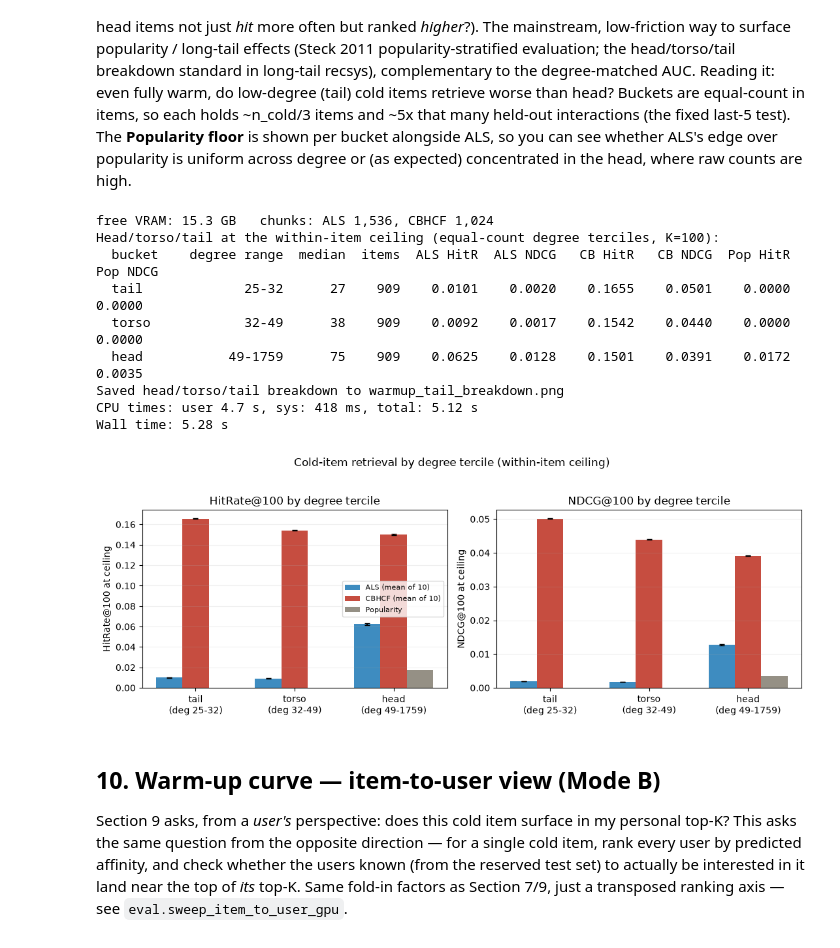
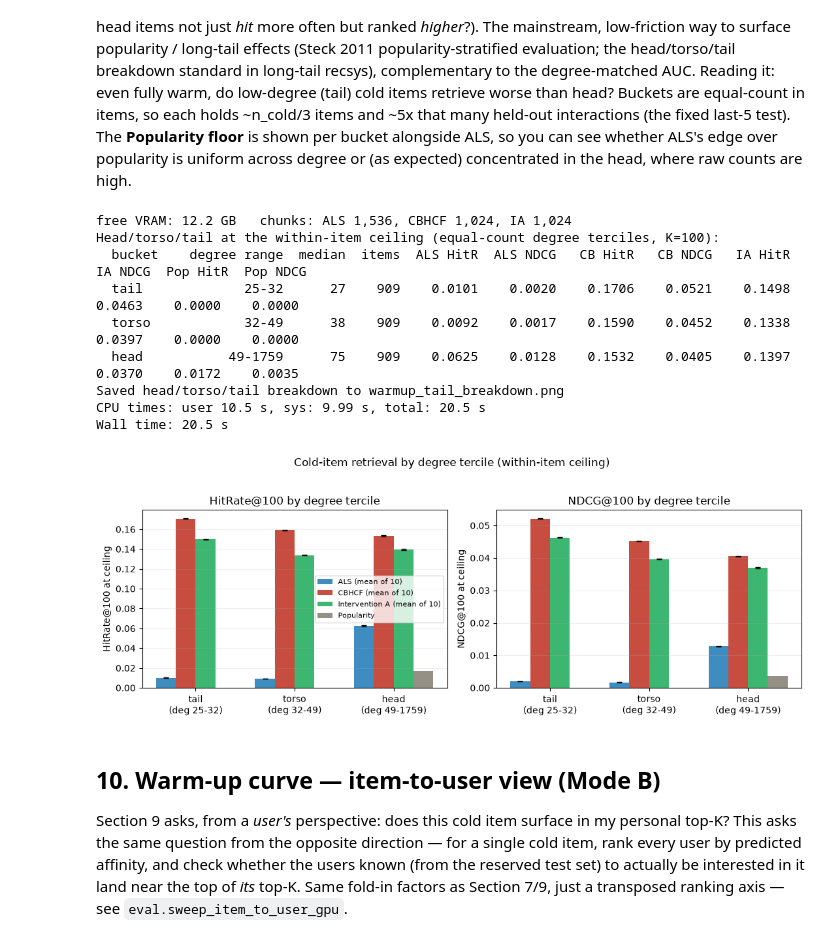
Before and after one commit to jessylan/llm-cold-start-recsys, a Jupyter notebook: notebooks/steel_thread.ipynb, the cells around one changed output. Drawn from its saved outputs; the diff is of its cells as text; code cells hidden in the pictures.

Commit message:
Include Intervention A in pipeline

```diff
--- a/notebooks/steel_thread.ipynb
+++ b/notebooks/steel_thread.ipynb
@@ -552,9 +785,13 @@ _hist = np.asarray(dataset.ref_train[eval_users_all].sum(axis=1)).ravel()
 sample_user_index = (int(eval_users_all[int(np.argmin(np.abs(_hist - 20)))]) if RUN_CBHCF else 0)
 raw_user_id = dataset.index_to_user[sample_user_index]
 
+if RUN_CBHCF:
+    activate(cbhcf_models)
 _example_models = [("Popularity", pop_model), ("ALS", model)]
 if RUN_CBHCF:
     _example_models.append(("CBHCF", cbhcf_models[0]))
+if RUN_IA:
+    _example_models.append(("Intervention A", ia_models[0]))
 for name, m in _example_models:
     recs = ev.top_n_recommendations(m, dataset, sample_user_index, N=5, titles=titles)
     print(f"--- {name}: top 5 for user_index {sample_user_index} (raw user_id {raw_user_id}) ---")
@@ -672,6 +930,11 @@ for i, (ax, metric) in enumerate(zip(axes, METRICS)):
         ax.plot(K_LEVELS, cb_mean, marker="s", markersize=5, linewidth=2,
                 color="#c0392b", label=show_label(f"CBHCF (mean of {N_SEEDS})"))
         ax.fill_between(K_LEVELS, cb_mean - cb_std, cb_mean + cb_std, color="#c0392b", alpha=0.15, linewidth=0)
+    if RUN_IA:
+        ia_mean = np.array(ia_curve[metric]["mean"]); ia_std = np.array(ia_curve[metric]["std"])
+        ax.plot(K_LEVELS, ia_mean, marker="^", markersize=5, linewidth=2,
+                color="#27ae60", label=show_label(f"Intervention A (mean of {N_SEEDS})"))
+        ax.fill_between(K_LEVELS, ia_mean - ia_std, ia_mean + ia_std, color="#27ae60", alpha=0.15, linewidth=0)
     if RUN_POP:
         ax.axhline(pop_ref["mean"][metric], color="#8A8478", linestyle="--", linewidth=1.3, alpha=0.75,
                    label=show_label("Popularity (within-item ceiling)"))
@@ -680,6 +943,9 @@ for i, (ax, metric) in enumerate(zip(axes, METRICS)):
     if RUN_CBHCF:
         ax.axhline(cbhcf_ref["mean"][metric], color="#c0392b", linestyle="--", linewidth=1.3, alpha=0.75,
                    label=show_label("CBHCF (within-item ceiling)"))
+    if RUN_IA:
+        ax.axhline(ia_ref["mean"][metric], color="#27ae60", linestyle="--", linewidth=1.3, alpha=0.75,
+                   label=show_label("Intervention A (within-item ceiling)"))
 
     ax.set_title("AUC (degree-matched >=25)" if metric == "AUC" else f"{metric}@{K}")
     ax.set_xlabel("k -- interactions revealed per cold item")
@@ -695,6 +961,8 @@ _params = [("factors", ALS_PARAMS["factors"]), ("iterations", ALS_PARAMS["iterat
            ("candidates", f"warm_cold ({len(seed_models[0]._candidate_ids):,})"),
            ("AUC pool", f"deg-matched >=25 ({len(seed_models[0]._auc_candidate_ids):,})"),
            ("cbhcf lambda", CBHCF_LAMBDA if RUN_CBHCF else "off"),
+           ("IA encoder", IA_CFG["model_key"] if RUN_IA else "off"),
+           ("IA lambda", IA_CFG["content_weight"] if RUN_IA else "off"),
            ("device", DEVICE)]
 axes[5].axis("off")
 axes[5].text(0.0, 0.98, "Run parameters\n" + "\n".join(f"{k:<14}= {v}" for k, v in _params),
@@ -725,14 +993,16 @@ alongside ALS, so you can see whether ALS's edge over popularity is uniform acro
 expected) concentrated in the head, where raw counts are high.
 # %%
 %%time
-# The content cache is resident on the GPU (~8.3 GB), but ALS's chunk was auto-computed by
-# prepare_gpu_recommend(vram_budget_gb=8.0) when the card was empty -- it still asks for an ~8 GB
-# score block and OOMs. Re-budget both families for a card that is already 8.3 GB down.
+# ALS's chunk was auto-computed by prepare_gpu_recommend(vram_budget_gb=8.0) when the card was
+# empty -- it still asks for an ~8 GB score block and OOMs. Re-budget for a card carrying ONE arm's
+# ~8.3 GB content block. (With `activate()` swapping arms in and out, only one is ever resident, so
+# this budget is the same whether or not Intervention A is running -- which is the point.)
 import torch
 torch.cuda.empty_cache()
 print(f"free VRAM: {torch.cuda.mem_get_info(torch.device(DEVICE))[0] / 1e9:.1f} GB   "
       f"chunks: ALS {seed_models[0]._gpu_chunk:,}"
-      + (f", CBHCF {cbhcf_models[0]._gpu_chunk:,}" if RUN_CBHCF else ""))
+      + (f", CBHCF {cbhcf_models[0]._gpu_chunk:,}" if RUN_CBHCF else "")
+      + (f", IA {ia_models[0]._gpu_chunk:,}" if RUN_IA else ""))
 
 item_bucket, bucket_labels, bucket_info = ev.cold_item_degree_buckets(dataset, n_buckets=3)
 strata = ev.ceiling_metrics_by_bucket(seed_models, dataset, item_bucket, K=K, n_buckets=3)
@@ -740,13 +1010,21 @@ torch.cuda.empty_cache()
 # Popularity floor per bucket -- PopularityModel has fold_in_ceiling/recommend, so the same call
 # works. Reveals whether ALS's edge over popularity is uniform across degree or head-concentrated.
 pop_strata = ev.ceiling_metrics_by_bucket([pop_model], dataset, item_bucket, K=K, n_buckets=3) if RUN_POP else None
+if RUN_CBHCF:
+    activate(cbhcf_models)
 cbhcf_strata = ev.ceiling_metrics_by_bucket(cbhcf_models, dataset, item_bucket, K=K, n_buckets=3) if RUN_CBHCF else None
+torch.cuda.empty_cache()
+if RUN_IA:
+    activate(ia_models)
+ia_strata = ev.ceiling_metrics_by_bucket(ia_models, dataset, item_bucket, K=K, n_buckets=3) if RUN_IA else None
 torch.cuda.empty_cache()
 
 print(f"Head/torso/tail at the within-item ceiling (equal-count degree terciles, K={K}):")
 hdr = f"  {'bucket':<7}{'degree range':>15}{'median':>8}{'items':>7}{'ALS HitR':>10}{'ALS NDCG':>10}"
 if RUN_CBHCF:
     hdr += f"{'CB HitR':>10}{'CB NDCG':>10}"
+if RUN_IA:
+    hdr += f"{'IA HitR':>10}{'IA NDCG':>10}"
 if RUN_POP:
     hdr += f"{'Pop HitR':>10}{'Pop NDCG':>10}"
 print(hdr)
@@ -757,6 +1035,9 @@ for b, lab in enumerate(bucket_labels):
     if RUN_CBHCF:
         cs = cbhcf_strata[b]
         row += f"{cs['hitrate']:>10.4f}{cs['ndcg']:>10.4f}"
+    if RUN_IA:
+        ias = ia_strata[b]
+        row += f"{ias['hitrate']:>10.4f}{ias['ndcg']:>10.4f}"
     if RUN_POP:
         ps = pop_strata[b]
         row += f"{ps['hitrate']:>10.4f}{ps['ndcg']:>10.4f}"
@@ -767,7 +1048,7 @@ fig, (axh, axn) = plt.subplots(1, 2, figsize=(11, 4))
 xs = np.arange(len(bucket_labels)); w = 0.38
 xtl = [f"{bucket_labels[b]}\n(deg {bucket_info[b]['deg_min']}-{bucket_info[b]['deg_max']})"
        for b in range(len(bucket_labels))]
-_nbars = 1 + int(RUN_POP) + int(RUN_CBHCF)
+_nbars = 1 + int(RUN_POP) + int(RUN_CBHCF) + int(RUN_IA)
 w = 0.8 / _nbars
 for ax, metric, mlabel in [(axh, "hitrate", f"HitRate@{K}"), (axn, "ndcg", f"NDCG@{K}")]:
     _slot = 0
@@ -775,41 +1056,49 @@ for ax, metric, mlabel in [(axh, "hitrate", f"HitRate@{K}"), (axn, "ndcg", f"NDC
            yerr=[strata[b][metric + "_std"] for b in range(len(bucket_labels))], capsize=3,
            color="#2980b9", alpha=0.9, label=f"ALS (mean of {N_SEEDS})")
     if RUN_CBHCF:
         _slot += 1
         ax.bar(xs + (_slot - (_nbars - 1) / 2) * w, [cbhcf_strata[b][metric] for b in range(len(bucket_labels))], w,
                yerr=[cbhcf_strata[b][metric + "_std"] for b in range(len(bucket_labels))], capsize=3,
                color="#c0392b", alpha=0.9, label=f"CBHCF (mean of {N_SEEDS})")
+    if RUN_IA:
+        _slot += 1
+        ax.bar(xs + (_slot - (_nbars - 1) / 2) * w, [ia_strata[b][metric] for b in range(len(bucket_labels))], w,
+               yerr=[ia_strata[b][metric + "_std"] for b in range(len(bucket_labels))], capsize=3,
+               color="#27ae60", alpha=0.9, label=f"Intervention A (mean of {N_SEEDS})")
     if RUN_POP:
         _slot += 1
         ax.bar(xs + (_slot - (_nbars - 1) / 2) * w, [pop_strata[b][metric] for b in range(len(bucket_labels))], w,
                color="#8A8478", alpha=0.9, label="Popularity")
     ax.set_xticks(xs); ax.set_xticklabels(xtl)
     ax.set_ylabel(f"{mlabel} at ceiling"); ax.set_title(f"{mlabel} by degree tercile")
     ax.grid(axis="y", alpha=0.2)
 axh.legend(fontsize=8)
 fig.suptitle("Cold-item retrieval by degree tercile (within-item ceiling)", y=1.03)
 plt.tight_layout()
 plt.savefig("warmup_tail_breakdown.png", dpi=120, bbox_inches="tight")
 print("Saved head/torso/tail breakdown to warmup_tail_breakdown.png")
 
 # Log the head/torso/tail ceiling breakdown to the (still-open) ALS run as summary values.
 for b, lab in enumerate(bucket_labels):
     als_run.summary[f"tail/{lab}/HitRate"] = strata[b]["hitrate"]
     als_run.summary[f"tail/{lab}/NDCG"] = strata[b]["ndcg"]
     if RUN_CBHCF:
         cbhcf_run.summary[f"tail/{lab}/HitRate"] = cbhcf_strata[b]["hitrate"]
         cbhcf_run.summary[f"tail/{lab}/NDCG"] = cbhcf_strata[b]["ndcg"]
+    if RUN_IA:
+        ia_run.summary[f"tail/{lab}/HitRate"] = ia_strata[b]["hitrate"]
+        ia_run.summary[f"tail/{lab}/NDCG"] = ia_strata[b]["ndcg"]
 # %% [output]
-free VRAM: 15.3 GB   chunks: ALS 1,536, CBHCF 1,024
+free VRAM: 12.2 GB   chunks: ALS 1,536, CBHCF 1,024, IA 1,024
 Head/torso/tail at the within-item ceiling (equal-count degree terciles, K=100):
-  bucket    degree range  median  items  ALS HitR  ALS NDCG   CB HitR   CB NDCG  Pop HitR  Pop NDCG
-  tail             25-32      27    909    0.0101    0.0020    0.1655    0.0501    0.0000    0.0000
-  torso            32-49      38    909    0.0092    0.0017    0.1542    0.0440    0.0000    0.0000
-  head           49-1759      75    909    0.0625    0.0128    0.1501    0.0391    0.0172    0.0035
+  bucket    degree range  median  items  ALS HitR  ALS NDCG   CB HitR   CB NDCG   IA HitR   IA NDCG  Pop HitR  Pop NDCG
+  tail             25-32      27    909    0.0101    0.0020    0.1706    0.0521    0.1498    0.0463    0.0000    0.0000
+  torso            32-49      38    909    0.0092    0.0017    0.1590    0.0452    0.1338    0.0397    0.0000    0.0000
+  head           49-1759      75    909    0.0625    0.0128    0.1532    0.0405    0.1397    0.0370    0.0172    0.0035
 Saved head/torso/tail breakdown to warmup_tail_breakdown.png
-CPU times: user 4.7 s, sys: 418 ms, total: 5.12 s
-Wall time: 5.28 s
+CPU times: user 10.5 s, sys: 9.99 s, total: 20.5 s
+Wall time: 20.5 s
-[figure, old version]
+[figure, new version]
 # %% [markdown]
 ## 10. Warm-up curve — item-to-user view (Mode B)
 
```
Also changed, not shown: parts of 17 cells of this notebook, 16 other files.
